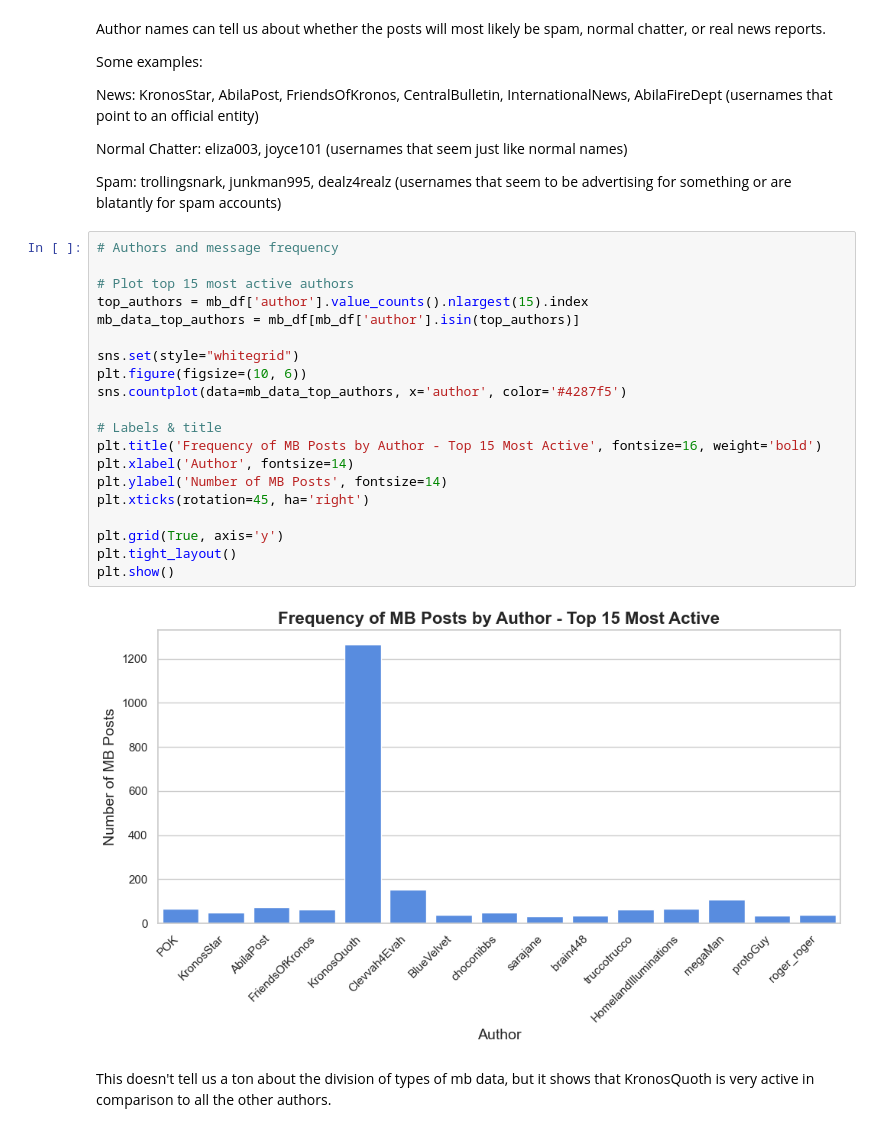
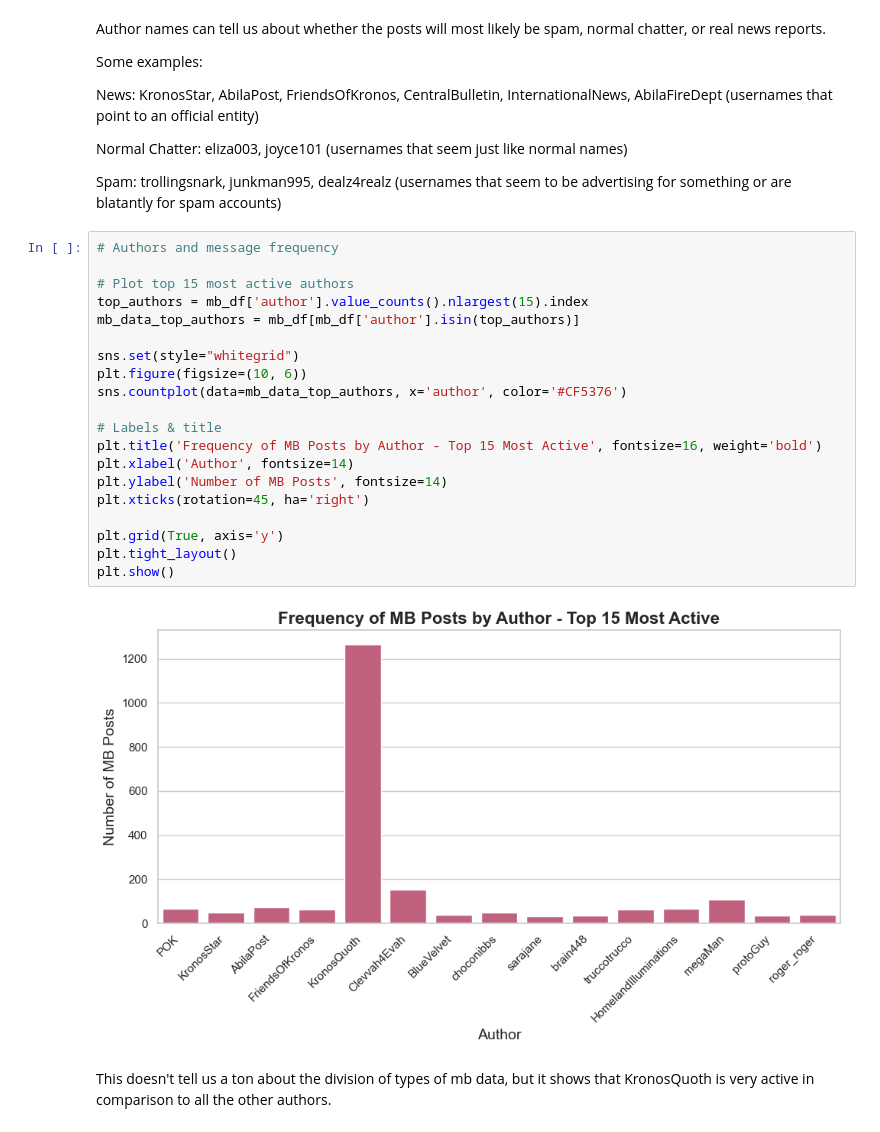
Before and after one commit to sydneybulatao/CS178-Final, a Jupyter notebook: Q1/EDA.ipynb, the cells around one changed output. Cells and saved outputs as stored; diff of their text form.

```diff
--- a/Q1/EDA.ipynb
+++ b/Q1/EDA.ipynb
@@ -169,25 +169,25 @@ Spam: trollingsnark, junkman995, dealz4realz (usernames that seem to be advertis
 # %%
 # Authors and message frequency
 
 # Plot top 15 most active authors
 top_authors = mb_df['author'].value_counts().nlargest(15).index
 mb_data_top_authors = mb_df[mb_df['author'].isin(top_authors)]
 
 sns.set(style="whitegrid")
 plt.figure(figsize=(10, 6))
-sns.countplot(data=mb_data_top_authors, x='author', color='#4287f5')
+sns.countplot(data=mb_data_top_authors, x='author', color='#CF5376')
 
 # Labels & title
 plt.title('Frequency of MB Posts by Author - Top 15 Most Active', fontsize=16, weight='bold')
 plt.xlabel('Author', fontsize=14)
 plt.ylabel('Number of MB Posts', fontsize=14)
 plt.xticks(rotation=45, ha='right')
 
 plt.grid(True, axis='y')
 plt.tight_layout()
 plt.show()
 # %% [output]
-[figure, old version]
+[figure, new version]
 # %% [markdown]
 This doesn't tell us a ton about the division of types of mb data, but it shows that KronosQuoth is very active in comparison to all the other authors.
 # %% [markdown]
```
Also changed, not shown: parts of 5 cells of this notebook.
